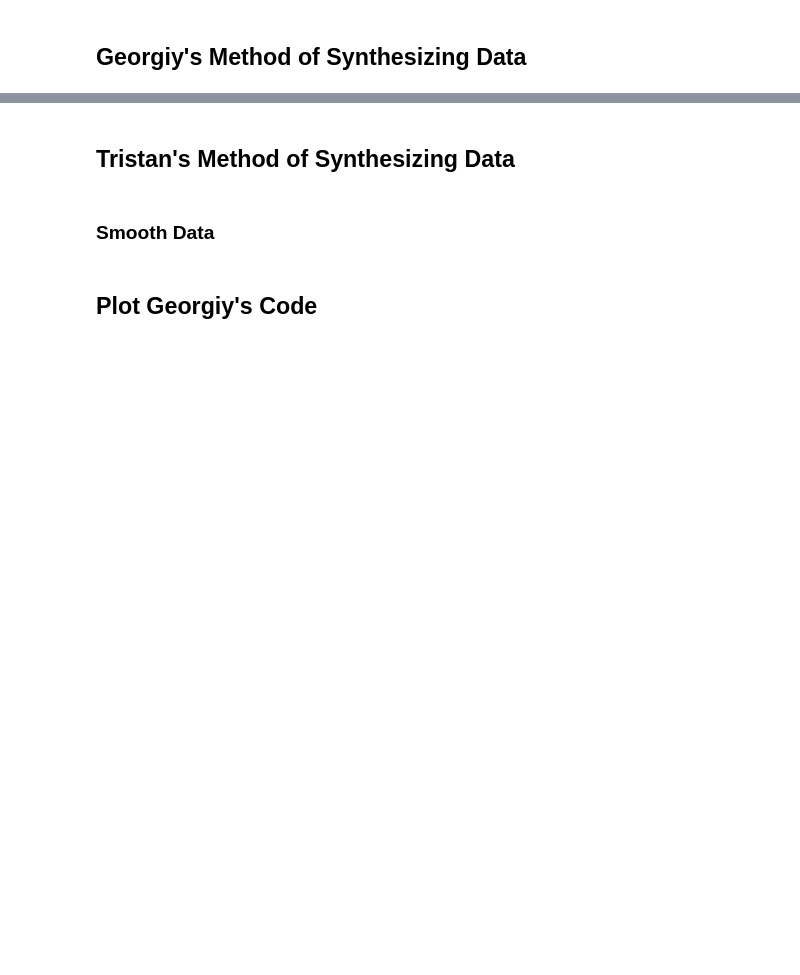
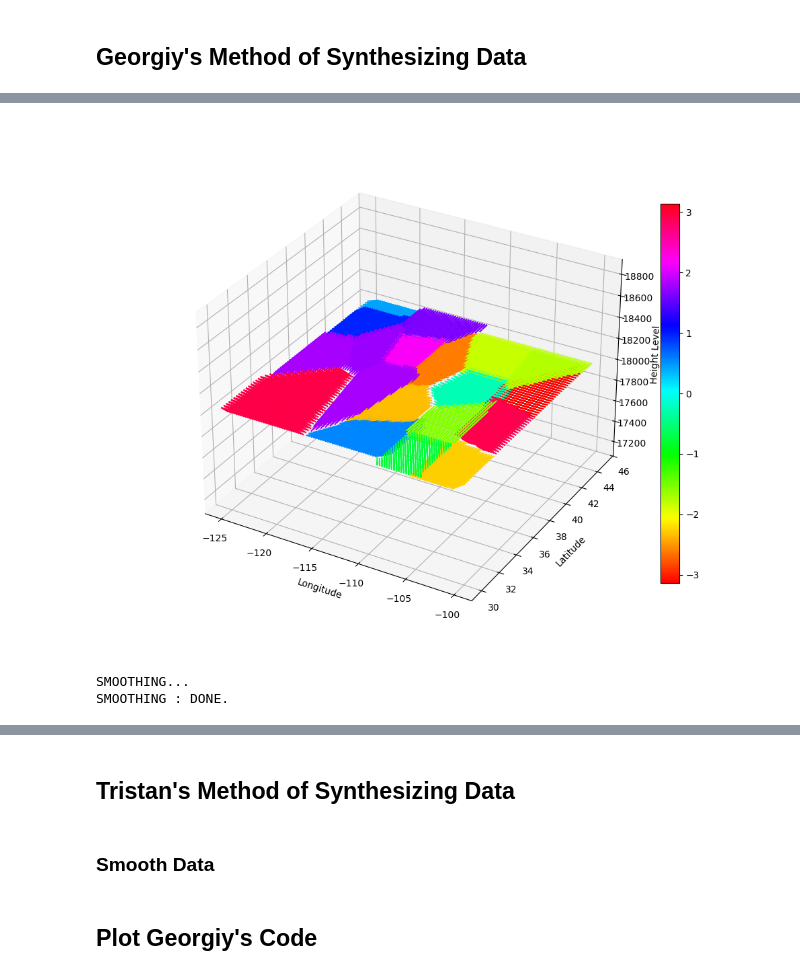
Before and after one commit to USNavalResearchLaboratory/RL-HAB, a Jupyter notebook: SynthWinds/SynthWinds-TRISTAN.ipynb, the cells around one changed output, grey strips where cells are left out. Saved outputs shown, nothing was run; the diff lists cells and outputs as text; code cells hidden in the pictures; blank space fills up the shorter version.

```diff
--- a/SynthWinds/SynthWinds-TRISTAN.ipynb
+++ b/SynthWinds/SynthWinds-TRISTAN.ipynb
@@ -548,0 +741,11 @@ synth_df
+# %%
+plot_layer(synth_df2, 'xy', 18000*9.81, skip = 1)
+# %% [output]
+[figure, added]
+# %%
+#Smooth Data
+lats, lons, alts = get_dims(synth_df2)
+synth_df3 = glob_smooth(synth_df2, lats, lons, alts)
+# %% [output]
+SMOOTHING...
+SMOOTHING : DONE.
```
Also changed, not shown: parts of 21 cells of this notebook, 16 other files.
